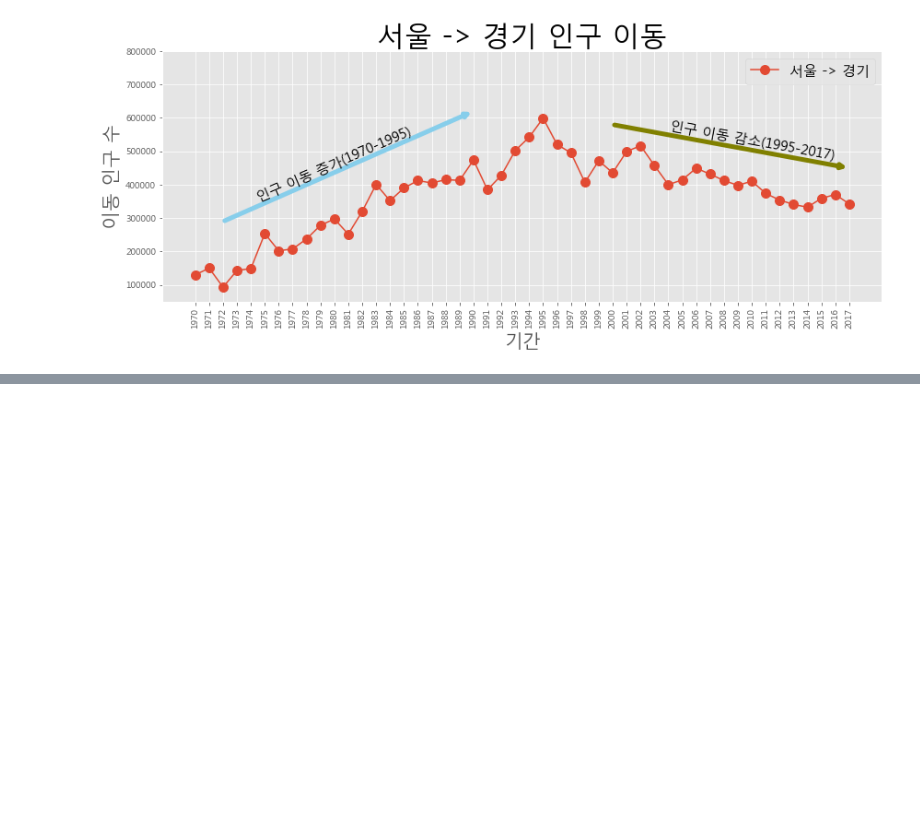
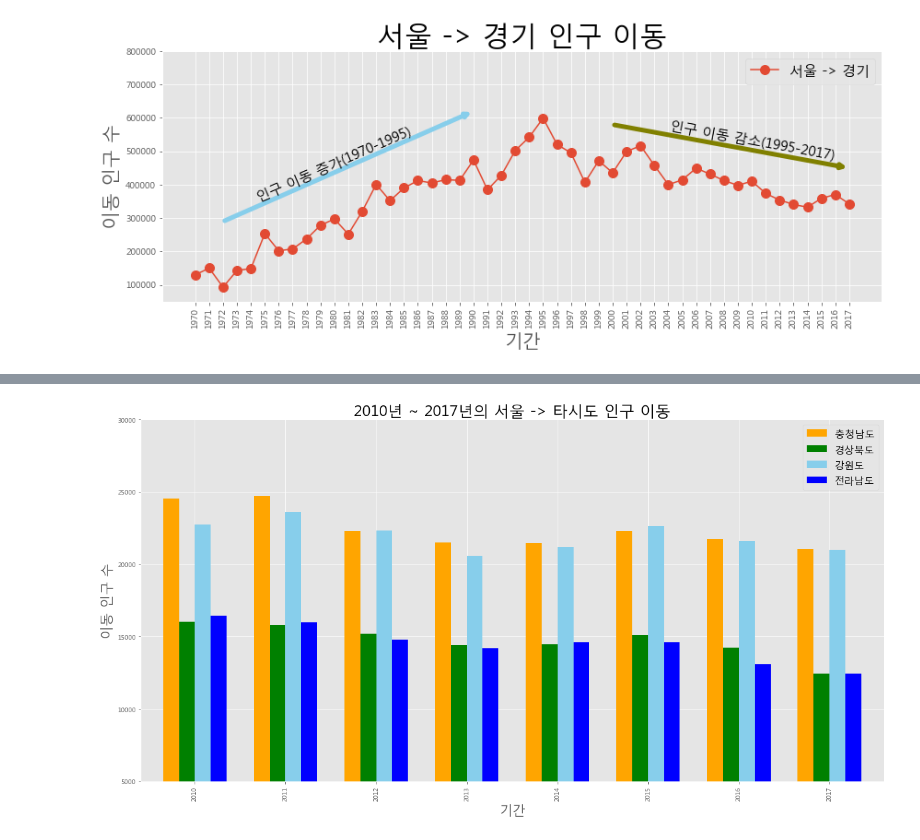
Before and after one commit to unknown-jun/First_step_of_data_analist, a Jupyter notebook: How_many_seoul_citizen_move_to_other_area.ipynb, the cells around one changed output, grey strips where cells are left out. Cells and saved outputs as stored; diff of their text form; code cells hidden in the pictures; blank space fills up the shorter version.

```diff
--- a/How_many_seoul_citizen_move_to_other_area.ipynb
+++ b/How_many_seoul_citizen_move_to_other_area.ipynb
@@ -239,0 +300,25 @@ plt.show()
+# %%
+# 서울에서 '충청남도', '경상북도', '강원도', '전라남도'로 이동한 인구 데이터 값만 선택
+col_years = list(map(str, range(2010, 2018)))
+df_4 = df_seoul.loc[['충청남도', '경상북도', '강원도', '전라남도'], col_years]
+df_4=df_4.transpose()
+
+# 스타일 서식 지정
+plt.style.use('ggplot')
+
+# 데이터프레임의 인덱스를 정수형으로 변경(x축 눈금 라벨 표시)
+df_4.index = df_4.index.map(int)
+
+# 막대그래프 그리기
+df_4.plot(kind='bar', figsize = (20, 10), width = 0.7,
+          color = ['orange', 'green', 'skyblue', 'blue'])
+
+plt.title('2010년 ~ 2017년의 서울 -> 타시도 인구 이동', size = 23)
+plt.ylabel('이동 인구 수', size=20)
+plt.xlabel('기간', size=20)
+plt.ylim(5000, 30000)
+plt.legend(loc='best', fontsize=15)
+
+plt.show()
+# %% [output]
+[figure, added]
```
Also changed, not shown: parts of 3 cells of this notebook.
